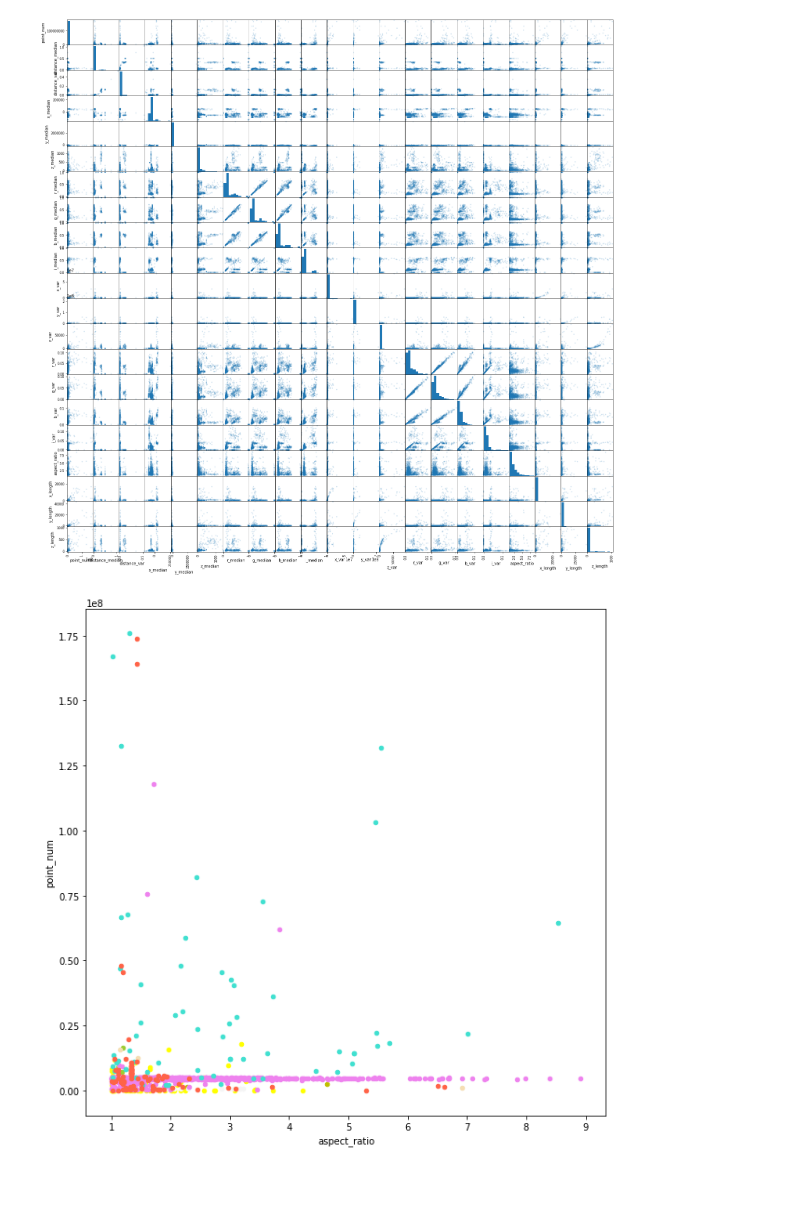
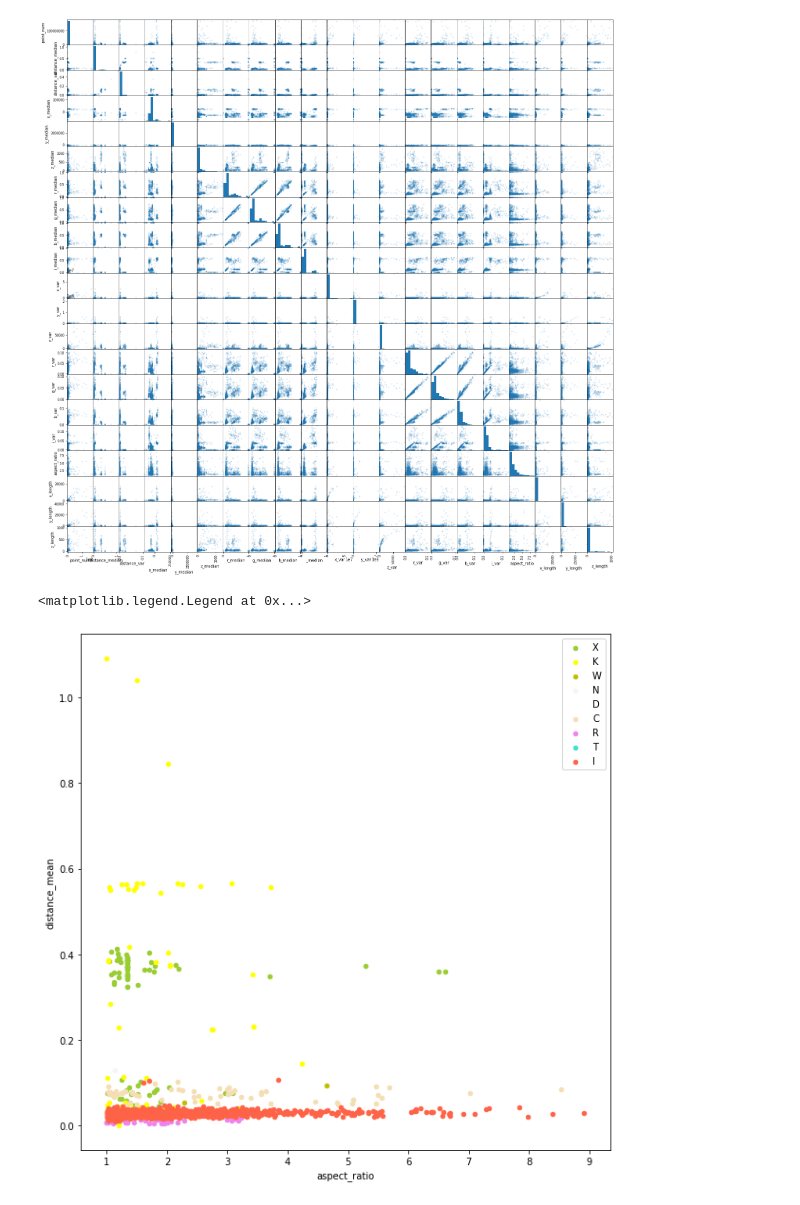
Before and after one commit to sekilab/lastomesh, a Jupyter notebook: notebooks/analyze_metrics.ipynb, the cells around one changed output. Cells and saved outputs as stored; diff of their text form; code cells hidden in the pictures.

```diff
--- a/notebooks/analyze_metrics.ipynb
+++ b/notebooks/analyze_metrics.ipynb
@@ -100,19 +100,21 @@ plt.savefig("scatter_matrix.png", format="png",dpi=900)
 # %%
 rcParams['figure.figsize'] = 10, 10
 import matplotlib
 label_colors = list(matplotlib.colors.cnames.keys()) + ["r", "g", "b", "c", "m", "y"]
 label_colors = sorted(label_colors)[::-1]
 ax = None
 for i, section in enumerate(set(df_pcd_stats['section'])):
     target_df = df_pcd_stats[df_pcd_stats['section']==section]
     ax = target_df.plot(kind='scatter',
                         x='aspect_ratio',
-                        y='point_num',
+                        y='distance_mean',
                         c=label_colors[i],
                         ax=ax,
-                        legend=True)
+                        label=section)
+ax.legend()
 # %% [output]
+<matplotlib.legend.Legend at 0x...>
-[figure, old version]
+[figure, new version]
 # %%
 ax = None
 for i, section in enumerate(set(df_pcd_stats['section'])):
```
Also changed, not shown: parts of 2 cells of this notebook, 1 other file.
